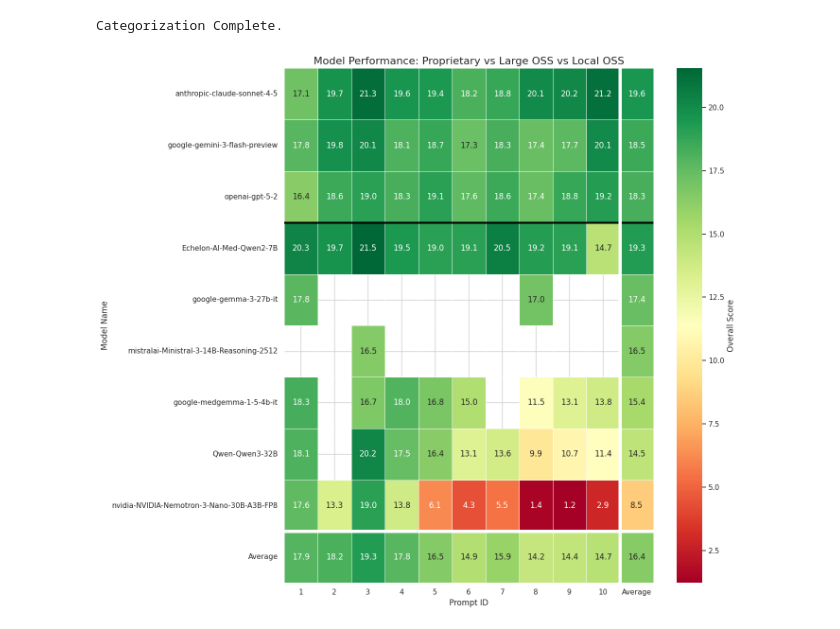
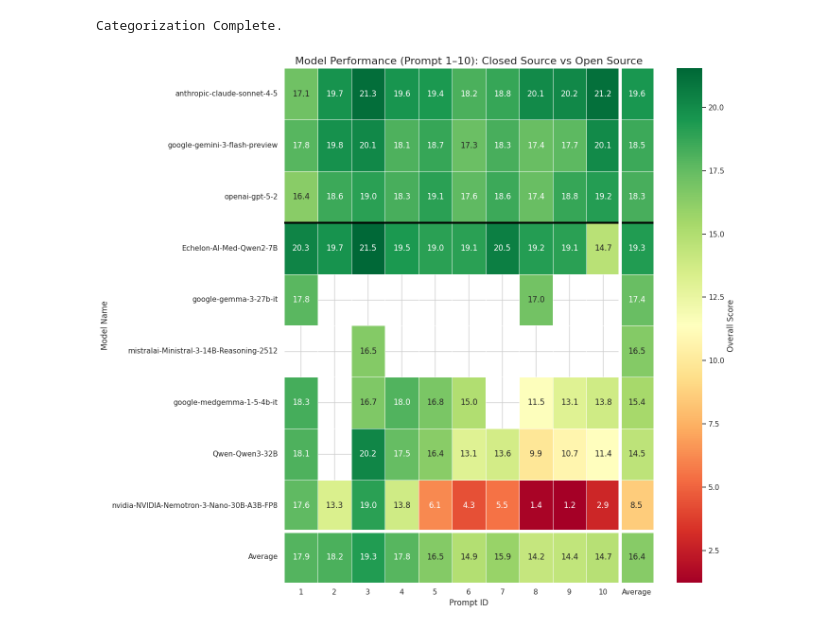
Before and after one commit to bioinformatics-ua/ArchEHR-QA-2026, a Jupyter notebook: Subtask1/inference/results_analysis.ipynb, the cells around one changed output. Drawn from its saved outputs; the diff is of its cells as text; code cells hidden in the pictures.

```diff
--- a/Subtask1/inference/results_analysis.ipynb
+++ b/Subtask1/inference/results_analysis.ipynb
@@ -187,32 +189,32 @@ ax = sns.heatmap(
 )
 
 # --- DRAW SEPARATORS ---
 # Get plot axes
 ax = plt.gca()
 width = len(pivot_df.columns)
 height = len(pivot_df.index)
 
 # A. Group Separators (Horizontal lines between Proprietary/Large/Local)
 for y_pos in group_separators:
     # y_pos corresponds exactly to the row index where the group splits
     ax.axhline(y=y_pos, color='black', linewidth=3, linestyle='-')
 
 # B. Average Row Separator (The line before the last row)
 ax.axhline(y=height - 1, color='white', linewidth=5, linestyle='-')
 
 # C. Average Column Separator (The line before the last column)
 ax.axvline(x=width - 1, color='white', linewidth=5, linestyle='-')
 
 # D. Add Text Labels for Groups (Optional but helpful)
 # We place text on the Y-axis or just rely on the visual separation
 # Here is a simple way to annotate the groups on the left:
 # (Coordinates are data coordinates: x=0 is left, y=row_index)
 # You might need to adjust x-position (-1 or less) depending on label length
 
-plt.title("Model Performance: Proprietary vs Large OSS vs Local OSS", fontsize=16)
+plt.title("Model Performance (Prompt 1–10): Closed Source vs Open Source", fontsize=16)
 plt.ylabel("Model Name")
 plt.xlabel("Prompt ID")
 plt.tight_layout()
 plt.show()
 # %% [output]
-[figure, old version]
+[figure, new version]
```
Also changed, not shown: parts of 3 cells of this notebook, 7 other files.
